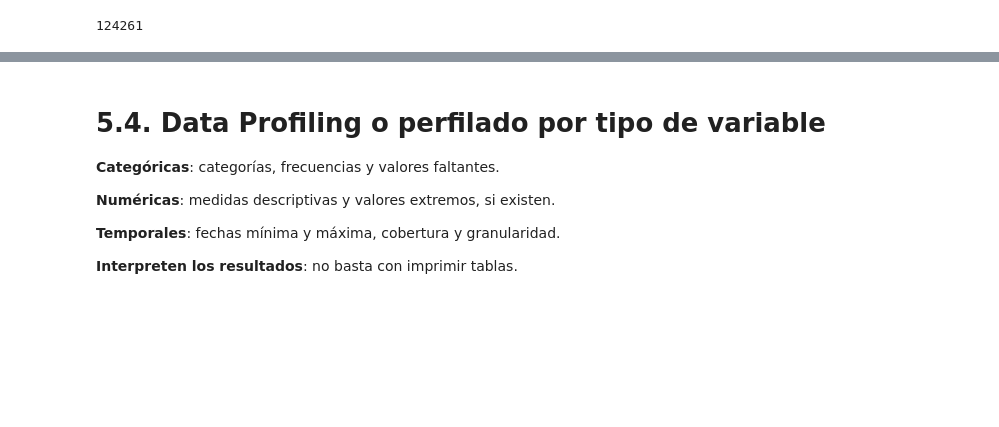
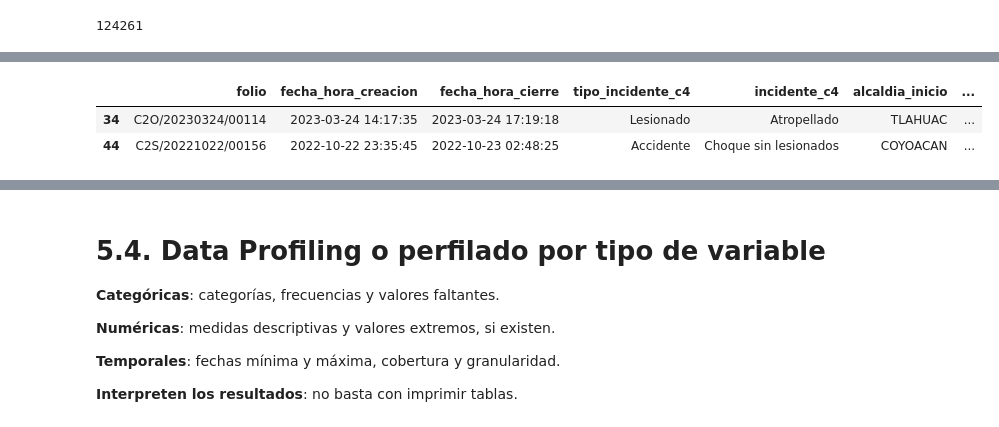
Before and after one commit to JafetR19/ds-project-team1-CGNR-JASR, a Jupyter notebook: notebooks/nb01_estructura_perfilado.ipynb, the cells around one changed output, grey strips where cells are left out. Cells and saved outputs as stored; diff of their text form; code cells hidden in the pictures; blank space fills up the shorter version.

```diff
--- a/notebooks/nb01_estructura_perfilado.ipynb
+++ b/notebooks/nb01_estructura_perfilado.ipynb
@@ -205,0 +283,6 @@ Asimismo, se detectaron 4 puntos fuera de la Ciudad de México.
+# %%
+df[df['largo']==18].head(2)
+# %% [output]
+|  | folio | fecha_hora_creacion | fecha_hora_cierre | tipo_incidente_c4 | incidente_c4 | alcaldia_inicio | ... |
+| 34 | C2O/20230324/00114 | 2023-03-24 14:17:35 | 2023-03-24 17:19:18 | Lesionado | Atropellado | TLAHUAC | ... |
+| 44 | C2S/20221022/00156 | 2022-10-22 23:35:45 | 2022-10-23 02:48:25 | Accidente | Choque sin lesionados | COYOACAN | ... |
```
Also changed, not shown: parts of 37 cells of this notebook.
